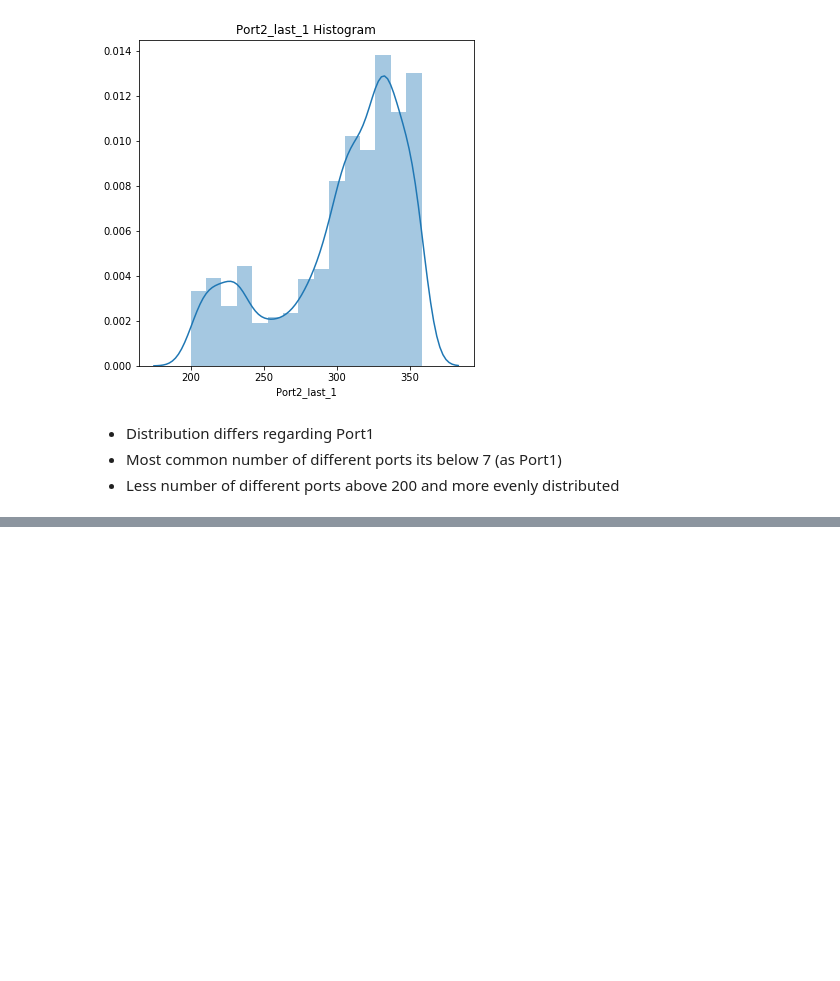
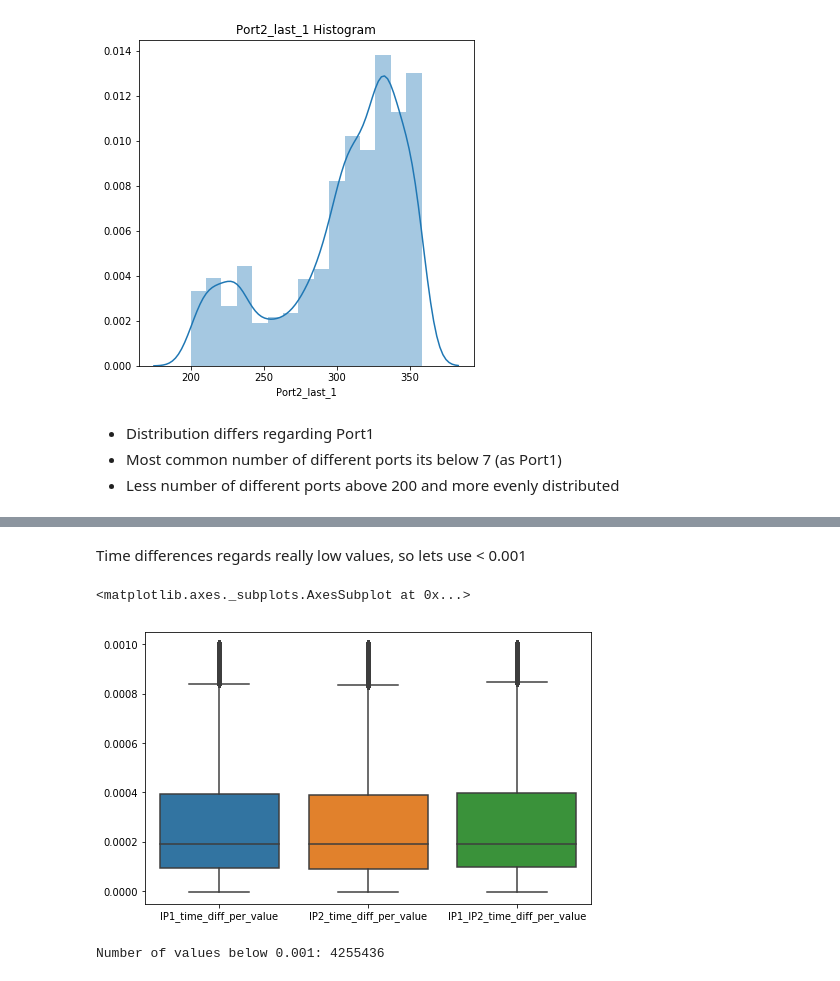
Before and after one commit to Gonmeso/TFM_Anomaly_Detection, a Jupyter notebook: src/EDA/EDA-Numerical_variables.ipynb, the cells around one changed output, grey strips where cells are left out. Cells and saved outputs as stored; diff of their text form; code cells hidden in the pictures; blank space fills up the shorter version.

```diff
--- a/src/EDA/EDA-Numerical_variables.ipynb
+++ b/src/EDA/EDA-Numerical_variables.ipynb
@@ -376,0 +406,15 @@ plot_hist(data[idx_above], 'Port2_last_1', 15)
+# %% [markdown]
+Time differences regards really low values, so lets use < 0.001
+# %%
+idx = (data['IP1_time_diff_per_value'] < 0.001) &\
+(data['IP2_time_diff_per_value'] < 0.001) &\
+(data['IP1_IP2_time_diff_per_value'] < 0.001)
+plt.figure(figsize=(8,5))
+sns.boxplot(data=data[box_vars][idx])
+# %% [output]
+<matplotlib.axes._subplots.AxesSubplot at 0x...>
+[figure, added]
+# %%
+print(f'Number of values below 0.001: {idx.sum()}')
+# %% [output]
+Number of values below 0.001: 4255436
```
Also changed, not shown: parts of 29 cells of this notebook.
